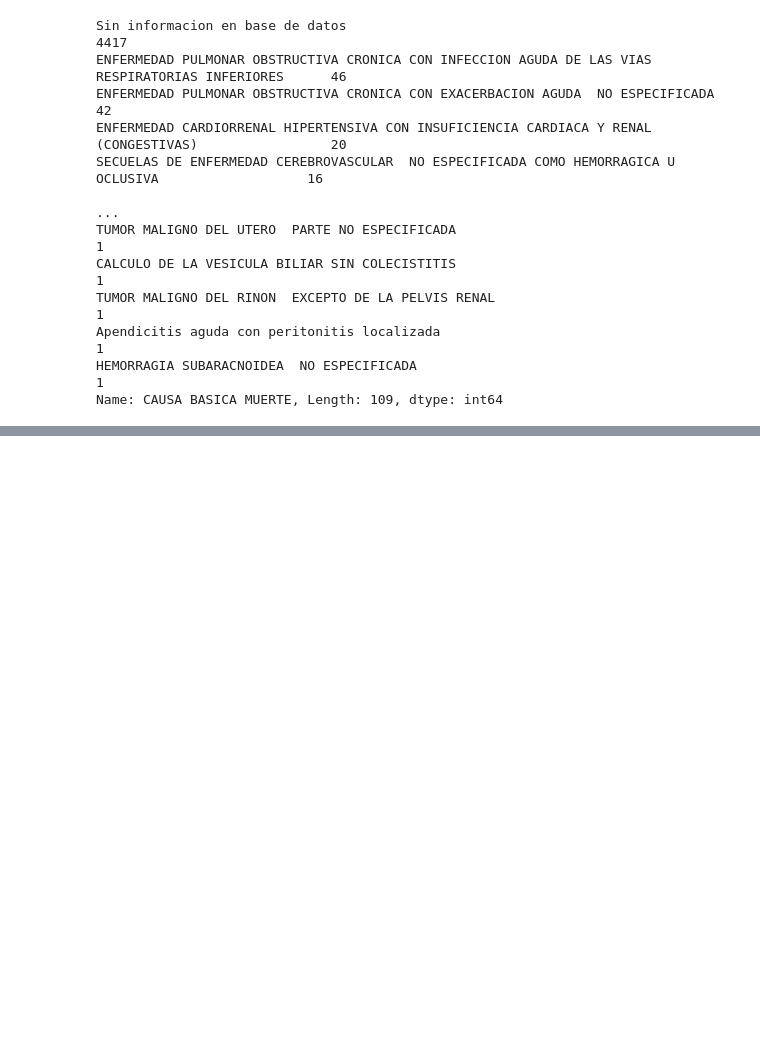
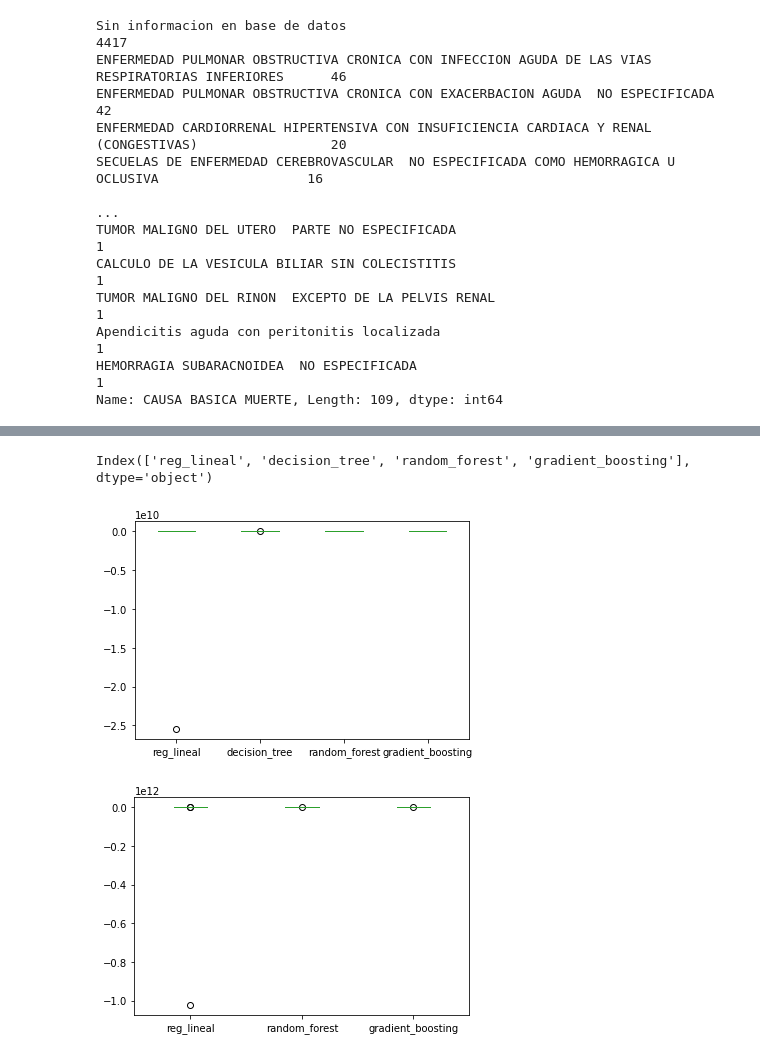
Before and after one commit to jhansanchez/caso_salud, a Jupyter notebook: Caso_salud.ipynb, the cells around one changed output, grey strips where cells are left out. Drawn from its saved outputs; the diff is of its cells as text; code cells hidden in the pictures; blank space fills up the shorter version.

```diff
--- a/Caso_salud.ipynb
+++ b/Caso_salud.ipynb
@@ -714,0 +1556,18 @@ cronicos_pre = cronicos_pre.drop(['Hora', 'Atención', 'Ingreso'], axis = 1)
+# %%
+scoreF = pd.concat([score_1, score_2, score_3, score_4 ], axis = 0) #union de todos los desempeños por modelos
+# %%
+#BoxPlots de todos los modelos por grupo de variables
+fig = go.Figure()
+for column in scoreF.columns[:-1]:
+    fig.add_trace(go.Box(
+        y = scoreF[column],
+        x = scoreF.iloc[:,-1],
+        name = column
+    ))
+fig.update_layout(
+    yaxis_title = 'score',
+    boxmode = 'group',
+    colorway = px.colors.sequential.ice
+)
+
+fig.show()
@@ -714,0 +1576,22 @@ cronicos_pre = cronicos_pre.drop(['Hora', 'Atención', 'Ingreso'], axis = 1)
+# %%
+mape_df=medir_modelos(modelos,"neg_mean_absolute_percentage_error",X,y,10, cross_val_score, pd)
+rmse_df= medir_modelos(modelos,"neg_root_mean_squared_error",X,y,10, cross_val_score, pd)
+# %%
+mape_varsel=medir_modelos(modelos,"neg_mean_absolute_percentage_error",X2,y,10, cross_val_score, pd)
+rmse_varsel=medir_modelos(modelos,"neg_root_mean_squared_error",X2,y,10, cross_val_score, pd)
+# %%
+mape=pd.concat([mape_df,mape_varsel],axis=1)
+mape.columns=['rl', 'dt', 'rf', 'gb',
+       'rl_Sel', 'dt_sel', 'rf_sel', 'gb_Sel']
+
+rmse=pd.concat([rmse_df,rmse_varsel],axis=1)
+rmse.columns=['rl', 'dt', 'rf', 'gb',
+       'rl_Sel', 'dt_sel', 'rf_sel', 'gb_Sel']
+
+mape_varsel.plot(kind='box')
+rmse_varsel[["reg_lineal","random_forest","gradient_boosting"]].plot(kind='box')
+rmse_varsel.columns
+# %% [output]
+Index(['reg_lineal', 'decision_tree', 'random_forest', 'gradient_boosting'], dtype='object')
+[figure, added]
+[figure, added]
```
Also changed, not shown: parts of 109 cells of this notebook.
